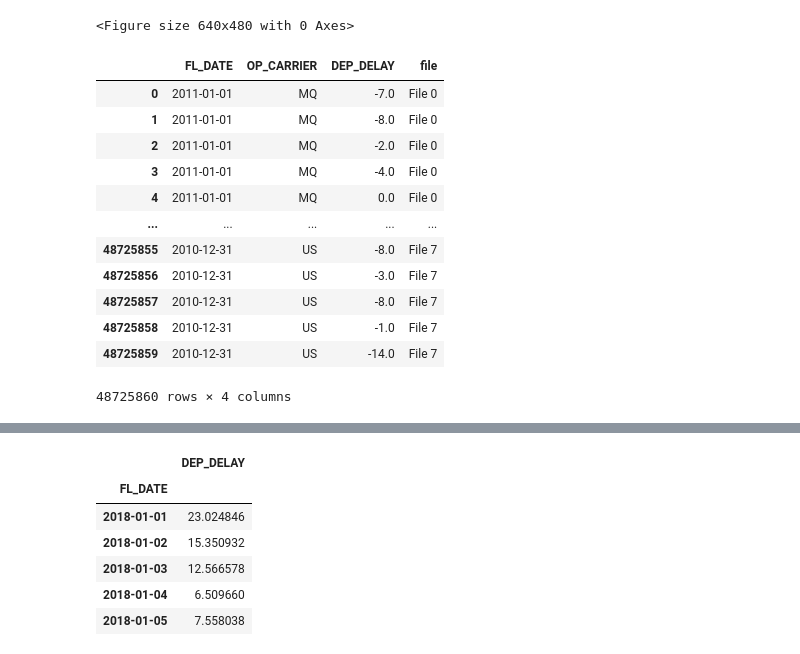
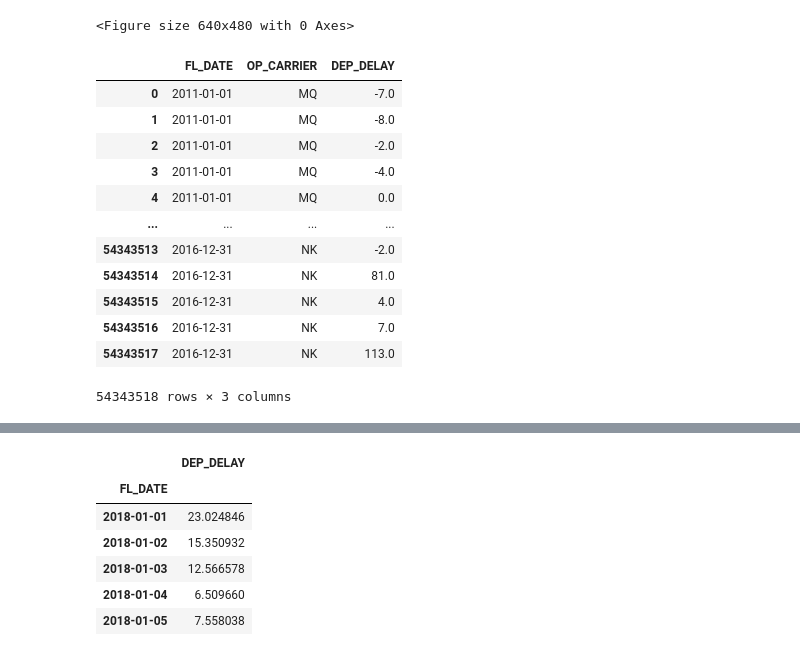
Before and after one commit to GLADI8R/FlightsDelayForecasting, a Jupyter notebook: arima.ipynb, the cells around one changed output, grey strips where cells are left out. Saved outputs shown, nothing was run; the diff lists cells and outputs as text; code cells hidden in the pictures.

```diff
--- a/arima.ipynb
+++ b/arima.ipynb
@@ -48,27 +37,29 @@ figure(figsize=(8, 6), dpi=80)
 # %%
 files = glob.glob('/kaggle/input/airline-delay-and-cancellation-data-2009-2018/*.csv',recursive = True)
 dfs = list()
 for i, f in enumerate(files):
     if f=='/kaggle/input/airline-delay-and-cancellation-data-2009-2018/2018.csv':
-        break
+        continue
     data = pd.read_csv(f, usecols=['FL_DATE', 'DEP_DELAY', 'OP_CARRIER'])
-    data['file'] = f'File {i}'
+#     data['file'] = f'File {i}'
     dfs.append(data)
 
-df = pd.concat(dfs, ignore_index=True)
+df = pd.concat(dfs, ignore_index=True, axis=0)
 
 df
+# dfnew = pd.read_csv('/kaggle/input/airline-delay-and-cancellation-data-2009-2018/2009.csv' , usecols=['FL_DATE', 'DEP_DELAY', 'OP_CARRIER'])
+# dfnew
 # %% [output]
-|  | FL_DATE | OP_CARRIER | DEP_DELAY | file |
-| 0 | 2011-01-01 | MQ | -7.0 | File 0 |
-| 1 | 2011-01-01 | MQ | -8.0 | File 0 |
-| 2 | 2011-01-01 | MQ | -2.0 | File 0 |
-| 3 | 2011-01-01 | MQ | -4.0 | File 0 |
-| 4 | 2011-01-01 | MQ | 0.0 | File 0 |
-| ... | ... | ... | ... | ... |
-| 48725855 | 2010-12-31 | US | -8.0 | File 7 |
-| 48725856 | 2010-12-31 | US | -3.0 | File 7 |
-| 48725857 | 2010-12-31 | US | -8.0 | File 7 |
-| 48725858 | 2010-12-31 | US | -1.0 | File 7 |
-| 48725859 | 2010-12-31 | US | -14.0 | File 7 |
+|  | FL_DATE | OP_CARRIER | DEP_DELAY |
+| 0 | 2011-01-01 | MQ | -7.0 |
+| 1 | 2011-01-01 | MQ | -8.0 |
+| 2 | 2011-01-01 | MQ | -2.0 |
+| 3 | 2011-01-01 | MQ | -4.0 |
+| 4 | 2011-01-01 | MQ | 0.0 |
+| ... | ... | ... | ... |
+| 54343513 | 2016-12-31 | NK | -2.0 |
+| 54343514 | 2016-12-31 | NK | 81.0 |
+| 54343515 | 2016-12-31 | NK | 4.0 |
+| 54343516 | 2016-12-31 | NK | 7.0 |
+| 54343517 | 2016-12-31 | NK | 113.0 |
-48725860 rows × 4 columns
+54343518 rows × 3 columns
```
Also changed, not shown: parts of 28 cells of this notebook.
